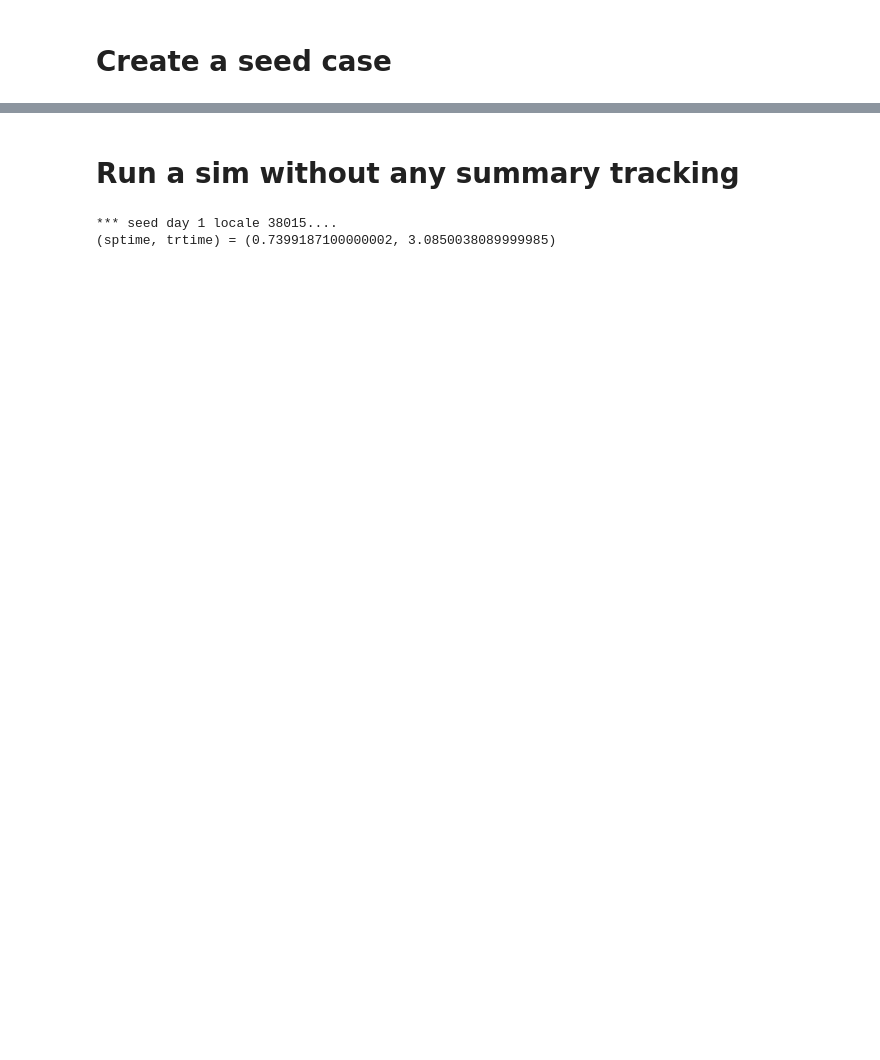
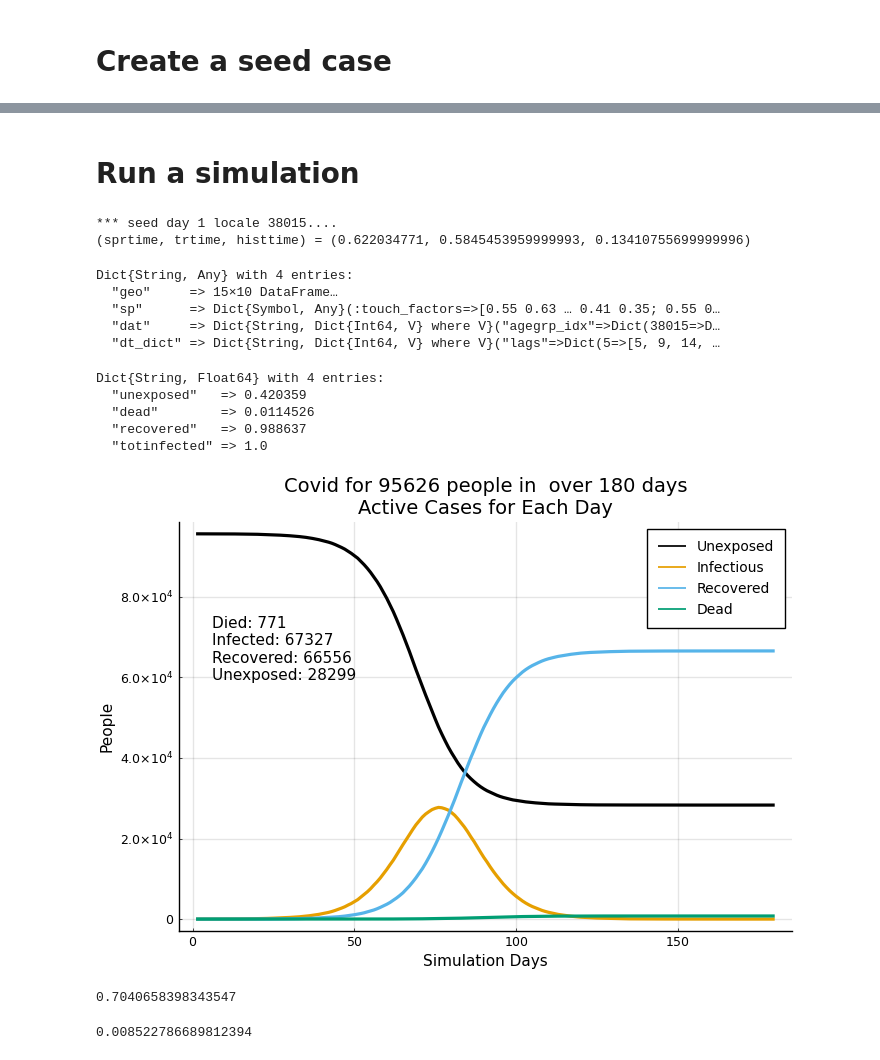
Before and after one commit to lewisl/CovidSim, a Jupyter notebook: notebooks/test_ilm.ipynb, the cells around one changed output, grey strips where cells are left out. Drawn from its saved outputs; the diff is of its cells as text; code cells hidden in the pictures; blank space fills up the shorter version.

```diff
--- a/notebooks/test_ilm.ipynb
+++ b/notebooks/test_ilm.ipynb
@@ -111,7 +133,35 @@ seed_1_6 = seed_case_gen(1, [0,3,3,0,0], 1, nil, agegrps)
 # %% [markdown]
-# Run a sim without any summary tracking
+# Run a simulation
 # %%
-alldict = run_a_sim(180, 38015, showr0=false, silent=true, spreadcases=[], runcases=[seed_1_6]);
+result_dict, env, series = run_a_sim(180, 38015, showr0=false, silent=true, spreadcases=[], runcases=[seed_1_6]);
 # %% [output]
 *** seed day 1 locale 38015....
-(sptime, trtime) = (0.7399187100000002, 3.0850038089999985)
+(sprtime, trtime, histtime) = (0.622034771, 0.5845453959999993, 0.13410755699999996)
+# %%
+result_dict
+# %% [output]
+Dict{String, Any} with 4 entries:
+  "geo"     => 15×10 DataFrame…
+  "sp"      => Dict{Symbol, Any}(:touch_factors=>[0.55 0.63 … 0.41 0.35; 0.55 0…
+  "dat"     => Dict{String, Dict{Int64, V} where V}("agegrp_idx"=>Dict(38015=>D…
+  "dt_dict" => Dict{String, Dict{Int64, V} where V}("lags"=>Dict(5=>[5, 9, 14, …
+# %%
+virus_outcome(series, 38015)  # has errors
+# %% [output]
+Dict{String, Float64} with 4 entries:
+  "unexposed"   => 0.420359
+  "dead"        => 0.0114526
+  "recovered"   => 0.988637
+  "totinfected" => 1.0
+# %%
+cumplot(series, 38015)
+# %% [output]
+[figure, added]
+# %%
+67327/95626
+# %% [output]
+0.7040658398343547
+# %%
+815/95626
+# %% [output]
+0.008522786689812394
```
Also changed, not shown: parts of 17 cells of this notebook, 16 other files.
